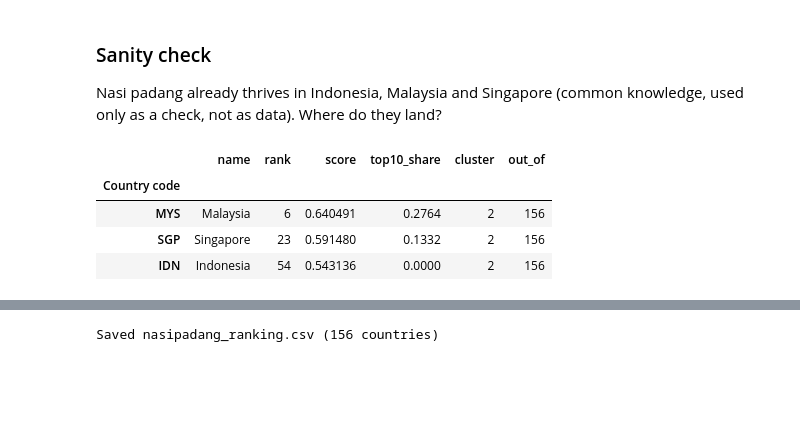
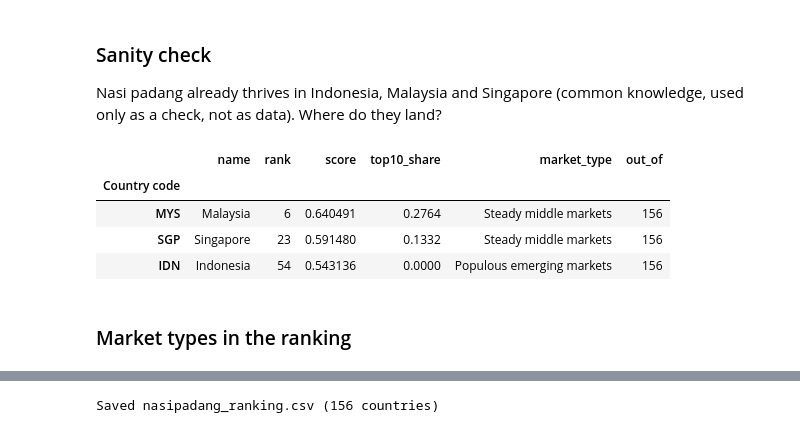
Before and after one commit to edward3423/nasipadang, a Jupyter notebook: nasipadang.ipynb, the cells around one changed output, grey strips where cells are left out. Drawn from its saved outputs; the diff is of its cells as text; code cells hidden in the pictures; blank space fills up the shorter version.

```diff
--- a/nasipadang.ipynb
+++ b/nasipadang.ipynb
@@ -690,13 +596,0 @@ Agreement with best alternative (Gaussian mixture (tied), k=3): ARI 0.47
-# %%
-model = make_model(CHOSEN_MODEL, K, SEED).fit(C)
-raw_labels = model.predict(C)
-# Number clusters by mean desirability (sum of signed z-scores), so cluster 1 is the most attractive
-desirability = pd.Series(C.mean(axis=1)).groupby(raw_labels).mean().sort_values(ascending=False)
-relabel = {old: new for new, old in enumerate(desirability.index, start=1)}
-d["cluster"] = pd.Series(raw_labels, index=d.index).map(relabel)
-
-profile = pd.DataFrame(C, index=d.index, columns=[LABELS[c] for c in signed.columns]).groupby(d["cluster"]).mean()
-sizes = d["cluster"].value_counts().sort_index()
-for c in profile.index:
-    members = d[d["cluster"] == c].sort_values("population", ascending=False)["name"].head(6)
-    print(f"Cluster {c} ({sizes[c]} countries): {', '.join(members)}")
@@ -784,0 +922,27 @@ Ranked 156 countries
+# %%
+assert FINAL[0] == "GMM" and FINAL[2] == 6, "The winner has changed: review section 7 and the type names"
+K = FINAL[2]
+raw_labels = fit_labels(FINAL, C)
+# Number groups by mean desirability (sum of signed z-scores), so type 1 is the most attractive
+desirability = pd.Series(C.mean(axis=1)).groupby(raw_labels).mean().sort_values(ascending=False)
+relabel = {old: new for new, old in enumerate(desirability.index, start=1)}
+d["cluster"] = pd.Series(raw_labels, index=d.index).map(relabel)
+
+FEATURE_NAMES = [LABELS[c] for c in signed.columns]
+profile = pd.DataFrame(C, index=d.index, columns=FEATURE_NAMES).groupby(d["cluster"]).mean()
+# Name each type from its signature, so the names follow the data rather than a cluster number
+TYPE_NAMES = {profile["Beef-tax risk"].idxmin(): "Rich but regulated",
+              profile["Rendang advantage"].idxmax(): "Rendang frontier",
+              profile["Urban customers"].idxmax(): "Populous emerging markets",
+              profile["Urban customers"].idxmin(): "Very small markets",
+              profile["Yield volatility"].idxmin(): "Volatile producers"}
+assert len(TYPE_NAMES) == 5, "Type signatures overlap: review the names"
+TYPE_NAMES.update({c: "Steady middle markets" for c in profile.index if c not in TYPE_NAMES})
+d["market_type"] = d["cluster"].map(TYPE_NAMES)
+R["cluster"] = d.loc[R.index, "cluster"]
+R["market_type"] = d.loc[R.index, "market_type"]
+
+sizes = d["cluster"].value_counts().sort_index()
+for c in profile.index:
+    members = d[d["cluster"] == c].sort_values("population", ascending=False)["name"].head(6)
+    print(f"{TYPE_NAMES[c]} ({sizes[c]} countries): {', '.join(members)}")
@@ -843,10 +1078,12 @@ Nasi padang already thrives in Indonesia, Malaysia and Singapore (common knowled
 Where do they land?
 # %%
 check = R[R["name"].isin(["Indonesia", "Malaysia", "Singapore"])]
-check[["name", "rank", "score", "top10_share", "cluster"]].assign(out_of=len(R))
+check[["name", "rank", "score", "top10_share", "market_type"]].assign(out_of=len(R))
 # %% [output]
-|  | name | rank | score | top10_share | cluster | out_of |
+|  | name | rank | score | top10_share | market_type | out_of |
 | Country code |  |  |  |  |  |  |
-| MYS | Malaysia | 6 | 0.640491 | 0.2764 | 2 | 156 |
-| SGP | Singapore | 23 | 0.591480 | 0.1332 | 2 | 156 |
-| IDN | Indonesia | 54 | 0.543136 | 0.0000 | 2 | 156 |
+| MYS | Malaysia | 6 | 0.640491 | 0.2764 | Steady middle markets | 156 |
+| SGP | Singapore | 23 | 0.591480 | 0.1332 | Steady middle markets | 156 |
+| IDN | Indonesia | 54 | 0.543136 | 0.0000 | Populous emerging markets | 156 |
+# %% [markdown]
+### Market types in the ranking
```
Also changed, not shown: parts of 41 cells of this notebook, 10 other files.
